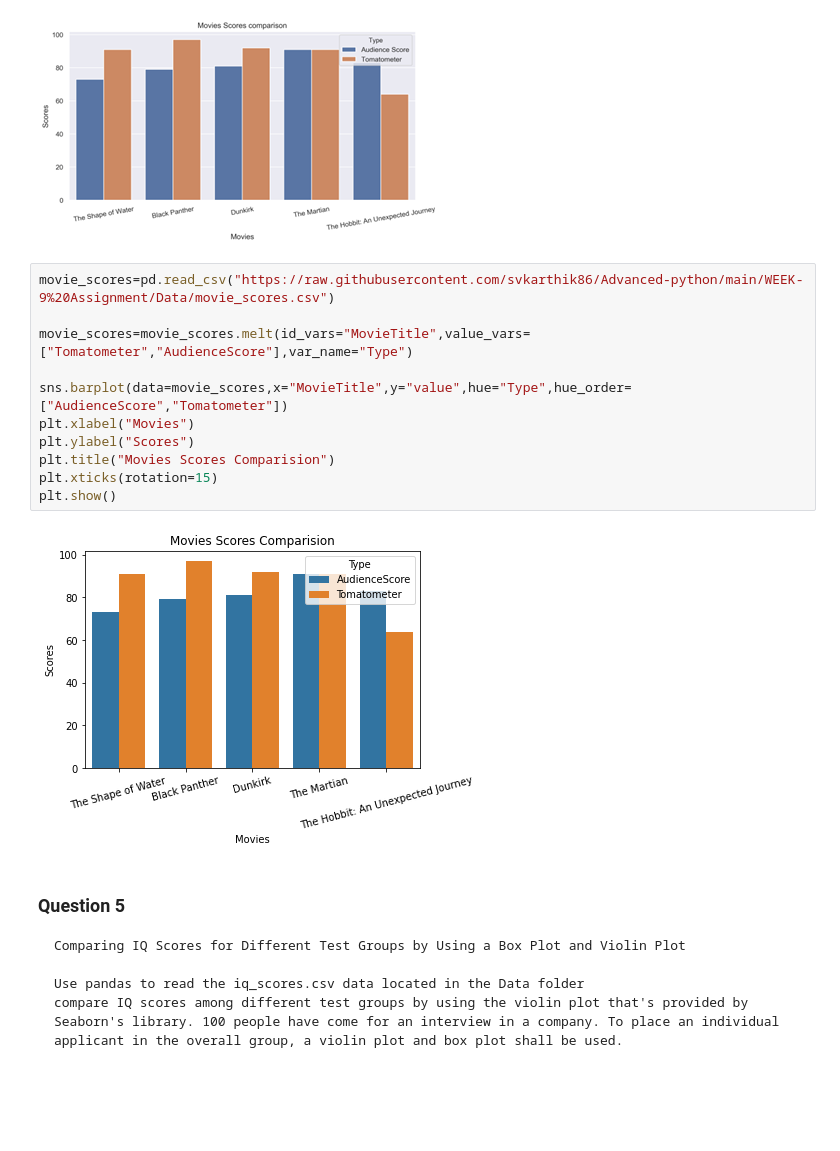
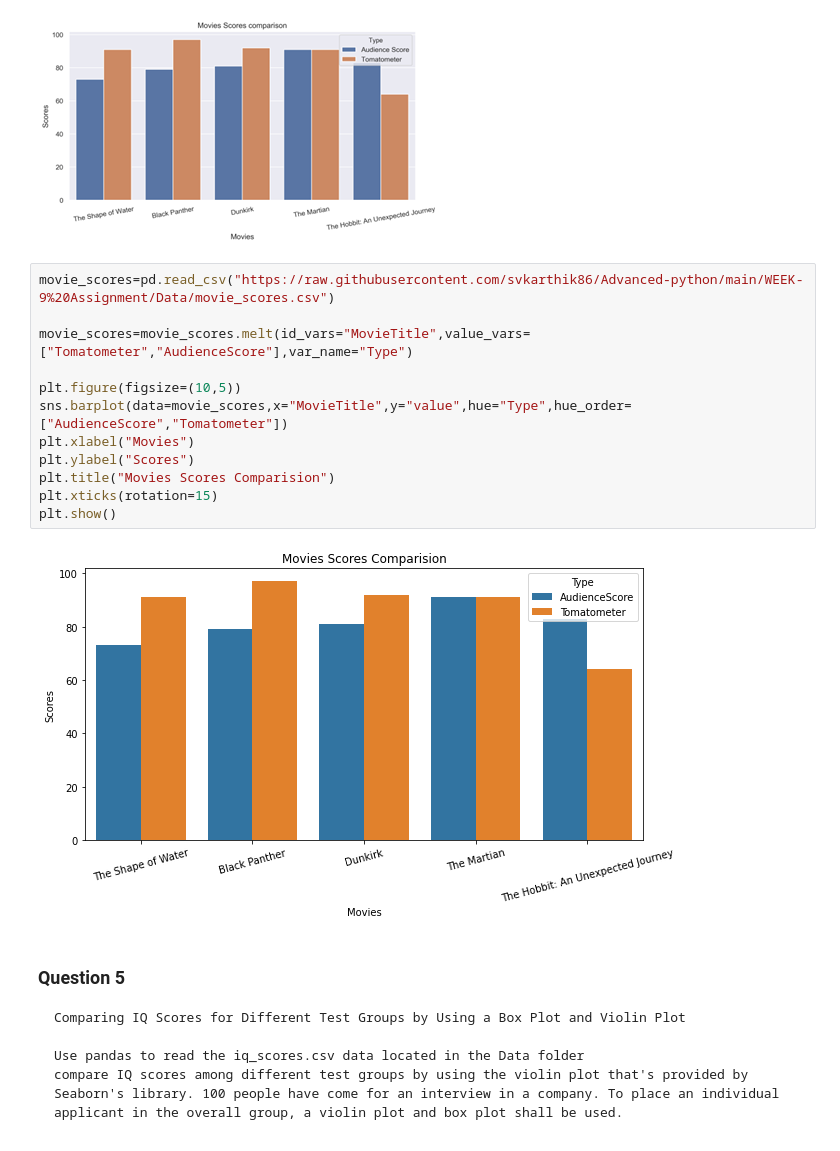
Before and after one commit to knavee12345/EduBridge-Assesment, a Jupyter notebook: Assignment/Assignment9.ipynb, the cells around one changed output. Saved outputs shown, nothing was run; the diff lists cells and outputs as text; blank space fills up the shorter version.

````diff
--- a/Assignment/Assignment9.ipynb
+++ b/Assignment/Assignment9.ipynb
@@ -113,16 +116,17 @@ Use pandas to read the movie_scores.csv data located in the Data folder and tran
 # %%
 movie_scores=pd.read_csv("https://raw.githubusercontent.com/svkarthik86/Advanced-python/main/WEEK-9%20Assignment/Data/movie_scores.csv")
 
 movie_scores=movie_scores.melt(id_vars="MovieTitle",value_vars=["Tomatometer","AudienceScore"],var_name="Type")
 
+plt.figure(figsize=(10,5))
 sns.barplot(data=movie_scores,x="MovieTitle",y="value",hue="Type",hue_order=["AudienceScore","Tomatometer"])
 plt.xlabel("Movies")
 plt.ylabel("Scores")
 plt.title("Movies Scores Comparision")
 plt.xticks(rotation=15)
 plt.show()
 # %% [output]
-[figure, old version]
+[figure, new version]
 # %% [markdown]
 ### Question 5
 ```
````
Also changed, not shown: parts of 6 cells of this notebook.
